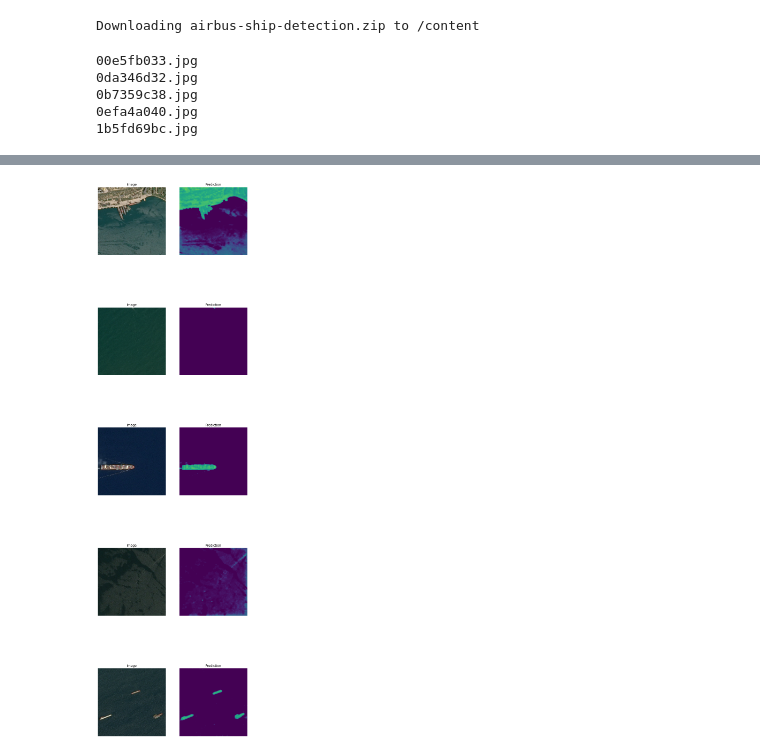
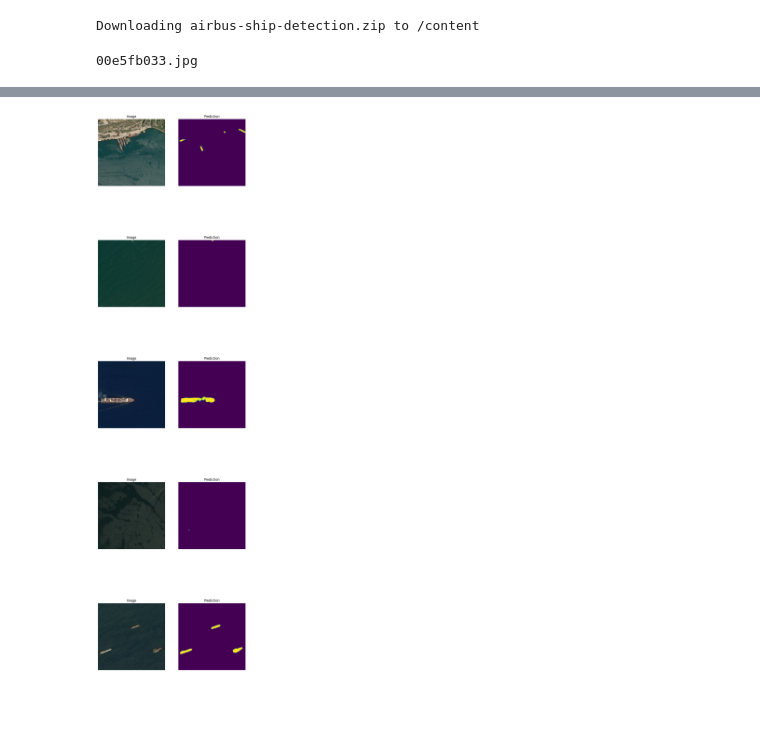
Before and after one commit to KharchenkoAnastasia/Airbus-Ship-Detection, a Jupyter notebook: test.ipynb, the cells around one changed output, grey strips where cells are left out. Cells and saved outputs as stored; diff of their text form; code cells hidden in the pictures; blank space fills up the shorter version.

```diff
--- a/test.ipynb
+++ b/test.ipynb
@@ -12,7 +11,6 @@ Downloading airbus-ship-detection.zip to /content
 # %%
 !unzip -q airbus-ship-detection -d airbus-ship-detection
 # %%
-
 TEST_DIR = 'airbus-ship-detection/test_v2/'
 from skimage.io import imread
 import tensorflow as tf
@@ -22,8 +20,9 @@ from matplotlib import pyplot as plt
 import os
 import numpy as np
 from skimage.io import imread
-from tensorflow.keras.losses import binary_crossentropy
-import tensorflow.keras.backend as K
+from keras.losses import binary_crossentropy
+import keras.backend as K
+from PIL import Image
 
 
 def dice_coeff(target, pred):
@@ -39,7 +38,7 @@ def loss(target, pred):
   dice_loss = 1-dice_coeff(target, pred)
   return bce-tf.math.log(1-dice_loss)
 
-unet_model = keras.models.load_model('unet_model.h5',custom_objects={'loss': loss})
+unet_model = keras.models.load_model('unet_model0 (1).h5',custom_objects={'loss': loss})
 
 fig, m_axs = plt.subplots(5, 2, figsize = (10, 40))
 img_name=['00e5fb033.jpg','0da346d32.jpg','0b7359c38.jpg','0efa4a040.jpg','1b5fd69bc.jpg']
@@ -47,7 +46,8 @@ img_name=['00e5fb033.jpg','0da346d32.jpg','0b7359c38.jpg','0efa4a040.jpg','1b5fd
 for (ax1, ax2), c_img_name in zip(m_axs, img_name):
     print(c_img_name)
     c_path = os.path.join(TEST_DIR, c_img_name)
-    c_img = imread(c_path)
+    #c_img = imread(c_path)
+    c_img = Image.open(c_path).resize((256, 256))
     first_img = np.expand_dims(c_img, 0)/255.0
     first_seg = unet_model.predict(first_img)
     ax1.imshow(first_img[0])
@@ -56,7 +56,3 @@ for (ax1, ax2), c_img_name in zip(m_axs, img_name):
     ax2.set_title('Prediction')
 # %% [output]
 00e5fb033.jpg
-0da346d32.jpg
-0b7359c38.jpg
-0efa4a040.jpg
-1b5fd69bc.jpg
@@ -63 +69 @@ for (ax1, ax2), c_img_name in zip(m_axs, img_name):
-[figure, old version]
+[figure, new version]
```
Also changed, not shown: parts of 3 cells of this notebook, 6 other files.
